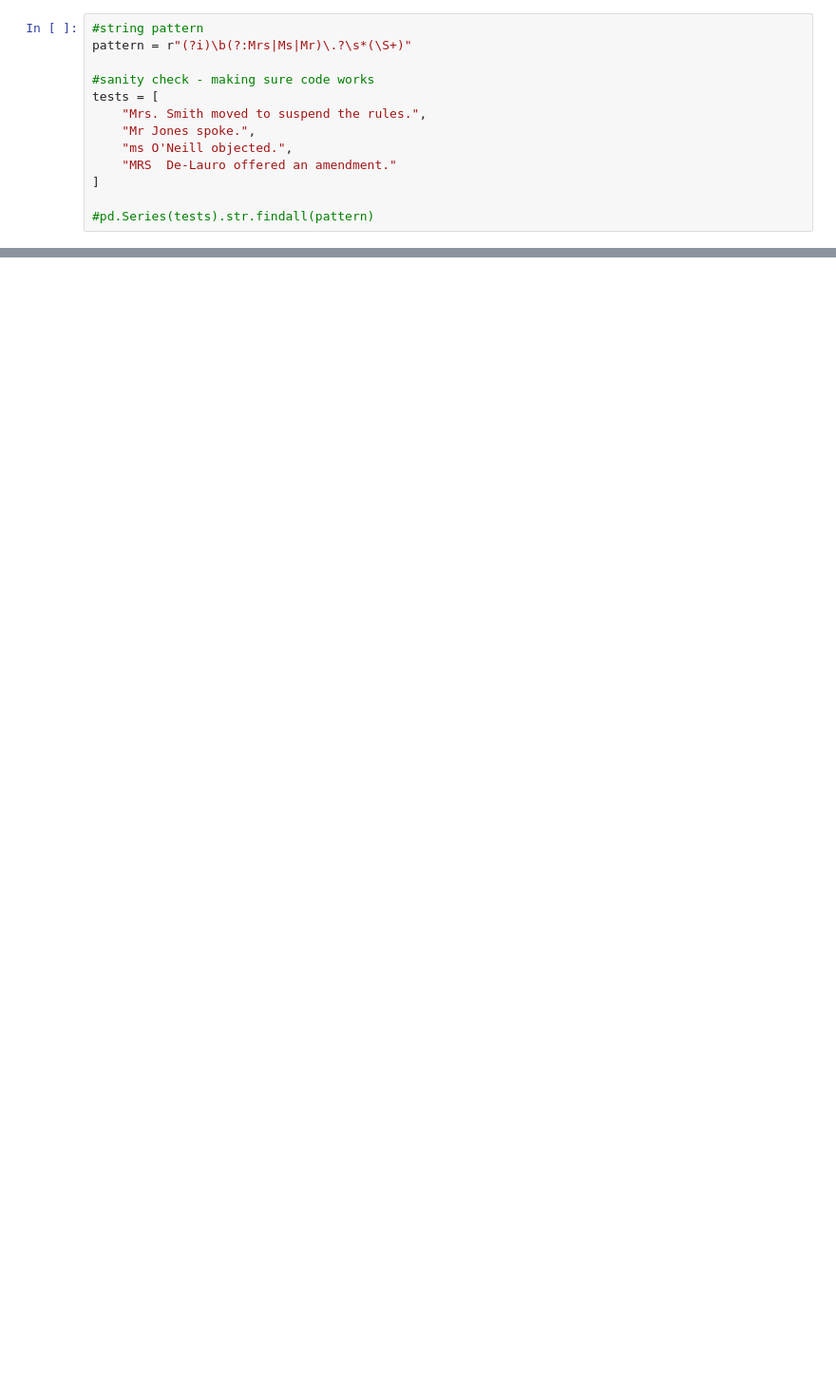
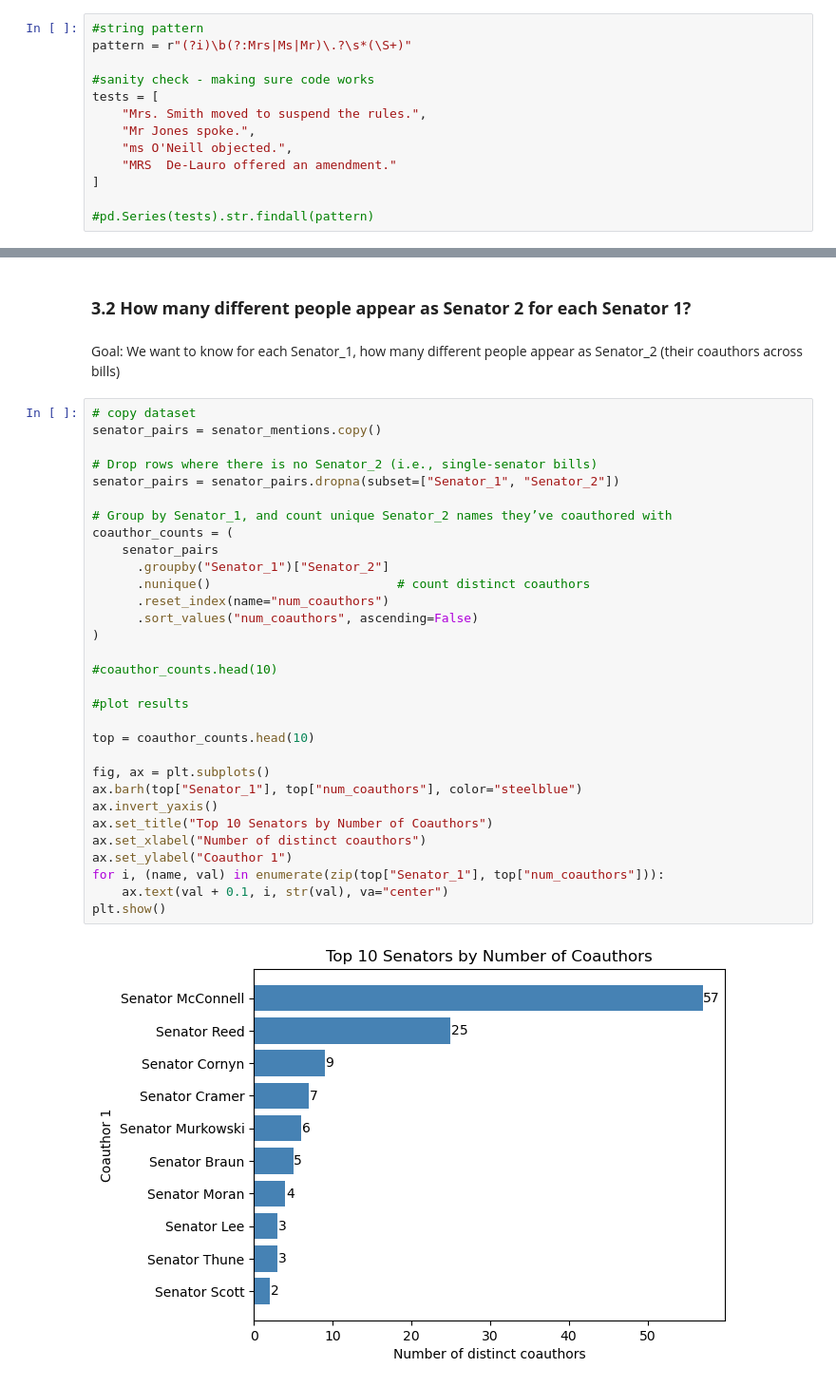
Before and after one commit to tanyajagdishemory/datasci530fall2025, a Jupyter notebook: Assignments/Assignment 4.ipynb, the cells around one changed output, grey strips where cells are left out. Shown at 95% size. Cells and saved outputs as stored; diff of their text form; blank space fills up the shorter version.

```diff
--- a/Assignments/Assignment 4.ipynb
+++ b/Assignments/Assignment 4.ipynb
@@ -207,0 +357,37 @@ See the caveats in the documentation: https://pandas.pydata.org/pandas-docs/stab
+# %% [markdown]
+### <b> 3.2 How many different people appear as Senator 2 for each Senator 1?
+# %% [markdown]
+Goal: We want to know for each Senator_1, how many different people appear as Senator_2 (their coauthors across bills)
+# %%
+# copy dataset
+senator_pairs = senator_mentions.copy()
+
+# Drop rows where there is no Senator_2 (i.e., single-senator bills)
+senator_pairs = senator_pairs.dropna(subset=["Senator_1", "Senator_2"])
+
+# Group by Senator_1, and count unique Senator_2 names they’ve coauthored with
+coauthor_counts = (
+    senator_pairs
+      .groupby("Senator_1")["Senator_2"]
+      .nunique()                         # count distinct coauthors
+      .reset_index(name="num_coauthors")
+      .sort_values("num_coauthors", ascending=False)
+)
+
+#coauthor_counts.head(10)
+
+#plot results
+
+top = coauthor_counts.head(10)
+
+fig, ax = plt.subplots()
+ax.barh(top["Senator_1"], top["num_coauthors"], color="steelblue")
+ax.invert_yaxis()
+ax.set_title("Top 10 Senators by Number of Coauthors")
+ax.set_xlabel("Number of distinct coauthors")
+ax.set_ylabel("Coauthor 1")
+for i, (name, val) in enumerate(zip(top["Senator_1"], top["num_coauthors"])):
+    ax.text(val + 0.1, i, str(val), va="center")
+plt.show()
+# %% [output]
+[figure, added]
```
Also changed, not shown: parts of 26 cells of this notebook, 3 other files.
